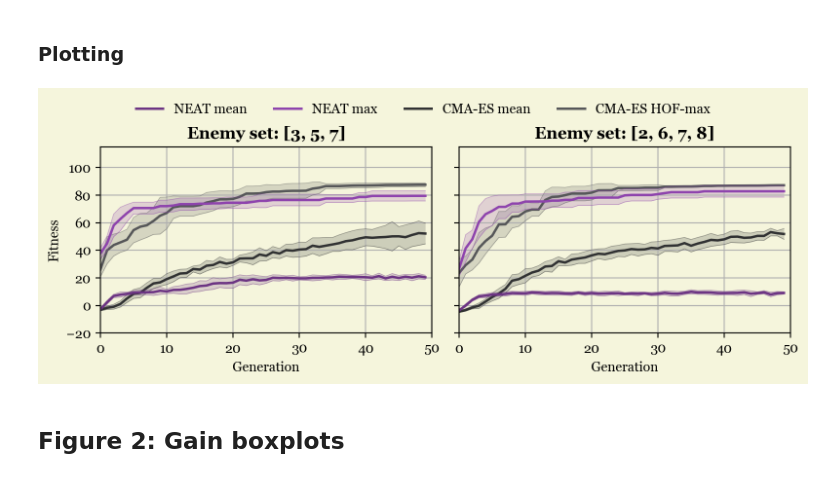
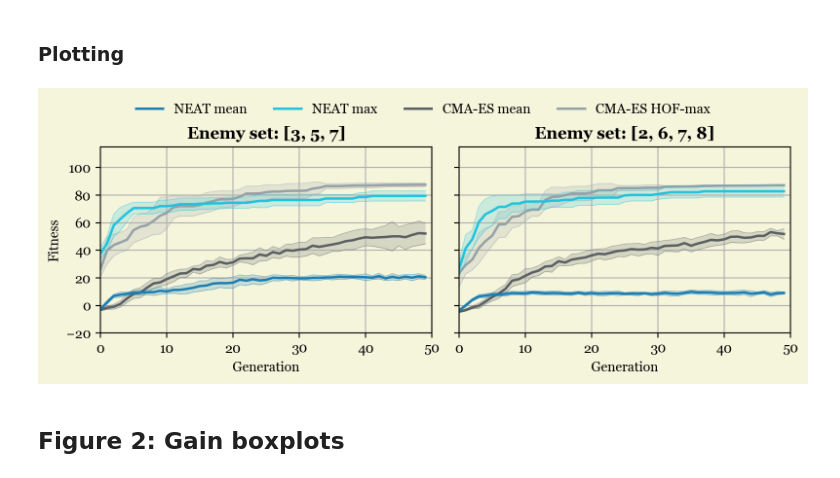
Before and after one commit to jonas4climate/evoman_ec, a Jupyter notebook: generalist_visualization.ipynb, the cells around one changed output. Drawn from its saved outputs; the diff is of its cells as text; code cells hidden in the pictures.

```diff
--- a/generalist_visualization.ipynb
+++ b/generalist_visualization.ipynb
@@ -151,38 +141,38 @@ for (i, enemy_set) in enumerate([ENEMY_SET_1, ENEMY_SET_2]):
     if i == 0:
         axes[i].set_ylabel("Fitness")
 
     axes[i].set_xlim(0, NGEN)
     axes[i].set_xticks(np.arange(0, NGEN + 1, 10))
     axes[i].set_xlabel("Generation")
     axes[i].set_title(f"Enemy set: {enemy_set}", weight="bold")
     axes[i].grid()
 
 lines = []
 labels = []
 for i in range(2):
     # line1 = axes[i].errorbar(range(NGEN), neat_avg_mean[i], yerr=neat_sd_mean[i], alpha=0.6, lw=1.2, color="red", label="NEAT mean")
     # line2 = axes[i].errorbar(range(NGEN), neat_avg_max[i], yerr=neat_sd_max[i], alpha=0.6, lw=1.2, color="darkred", label="NEAT max")
     # line3 = axes[i].errorbar(range(NGEN), np.mean(cmaes_mean[i], axis=0), yerr=np.std(cmaes_mean[i], axis=0), alpha=0.6, lw=1.2, color="royalblue", label="CMAES mean")
     # line4 = axes[i].errorbar(range(NGEN), np.mean(cmaes_max[i], axis=0), yerr=np.std(cmaes_max[i], axis=0), alpha=0.6, lw=1.2, color="darkblue", label="CMAES max")
     # line5 = axes[i].errorbar(range(NGEN), np.mean(cmaes_hof[i], axis=0), yerr=np.std(cmaes_hof[i], axis=0), alpha=0.6, lw=1.2, color="green", label="CMAES HOF-max")
 
-    line3 = plot_mean_with_sd(axes[i], range(NGEN), np.mean(cmaes_mean[i], axis=0), np.std(cmaes_mean[i], axis=0), color="#313233", label="CMAES-mean")
+    line3 = plot_mean_with_sd(axes[i], range(NGEN), np.mean(cmaes_mean[i], axis=0), np.std(cmaes_mean[i], axis=0), color="#5a6063", label="CMAES-mean")
     # line4 = plot_mean_with_sd(axes[i], range(NGEN), np.mean(cmaes_max[i], axis=0), np.std(cmaes_max[i], axis=0), color="#565759", label="CMAES-max")
-    line4 = plot_mean_with_sd(axes[i], range(NGEN), np.mean(cmaes_hof[i], axis=0), np.std(cmaes_hof[i], axis=0), color="#565759", label="CMAES HOF-max")
+    line4 = plot_mean_with_sd(axes[i], range(NGEN), np.mean(cmaes_hof[i], axis=0), np.std(cmaes_hof[i], axis=0), color="#97a2a8", label="CMAES HOF-max")
 
-    line1 = plot_mean_with_sd(axes[i], range(NGEN), np.mean(neat_mean[i], axis=0), np.std(neat_mean[i], axis=0), color="#6C3483", label="NEAT-mean")
-    line2 = plot_mean_with_sd(axes[i], range(NGEN), np.mean(neat_max[i], axis=0), np.std(neat_max[i], axis=0), color="#8E44AD", label="NEAT-max")
+    line1 = plot_mean_with_sd(axes[i], range(NGEN), np.mean(neat_mean[i], axis=0), np.std(neat_mean[i], axis=0), color="#1d7eb3", label="NEAT-mean")
+    line2 = plot_mean_with_sd(axes[i], range(NGEN), np.mean(neat_max[i], axis=0), np.std(neat_max[i], axis=0), color="#23c2de", label="NEAT-max")
 
     if i == 0:
         lines.extend([line1, line2, line3, line4])
         labels.extend(["NEAT mean", "NEAT max", "CMA-ES mean", "CMA-ES HOF-max"])
 
 fig.tight_layout(rect=[0, 0, 1, 0.95])
 fig.legend(lines, labels, loc='upper center', ncol=4, bbox_to_anchor=(0.5, 1.02), fontsize=10, frameon=False)
 # fig.savefig("figures/convergence.png", dpi=400)
 plt.show()
 # %% [output]
-[figure, old version]
+[figure, new version]
 # %% [markdown]
 ## Figure 2: Gain boxplots
 # %% [markdown]
```
Also changed, not shown: parts of 10 cells of this notebook.
